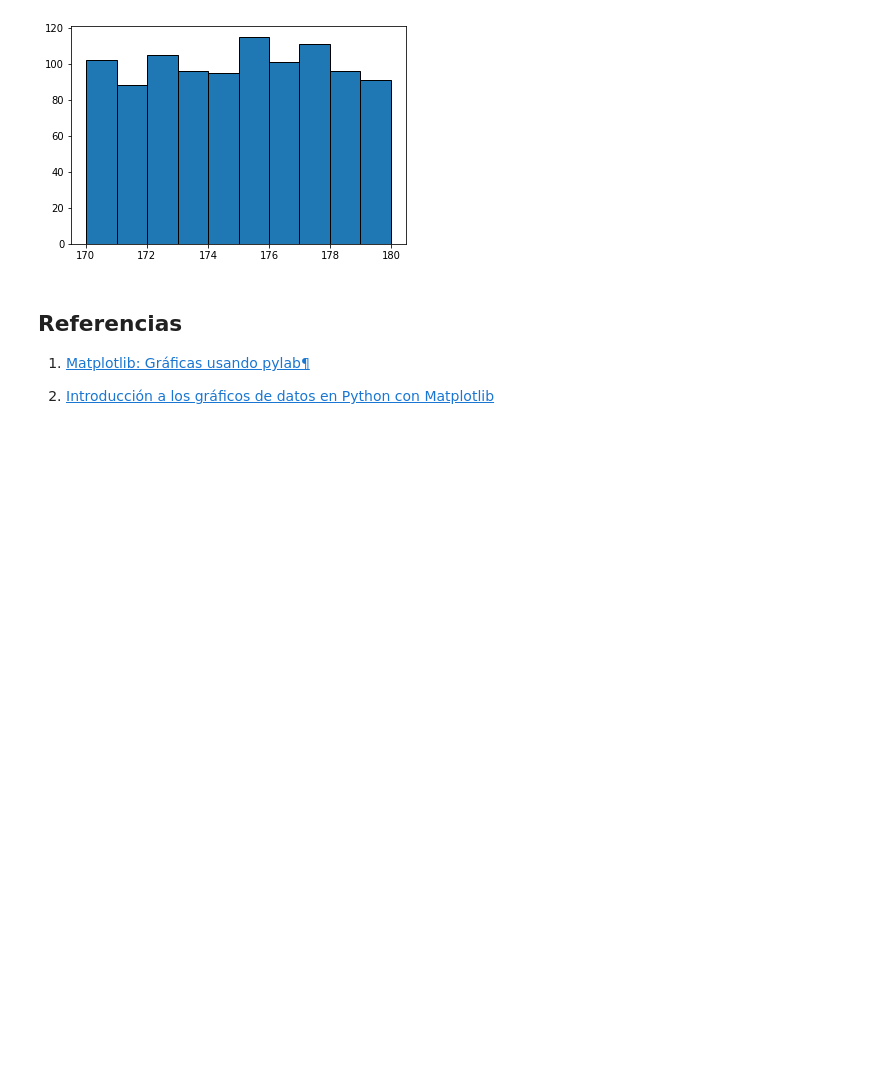
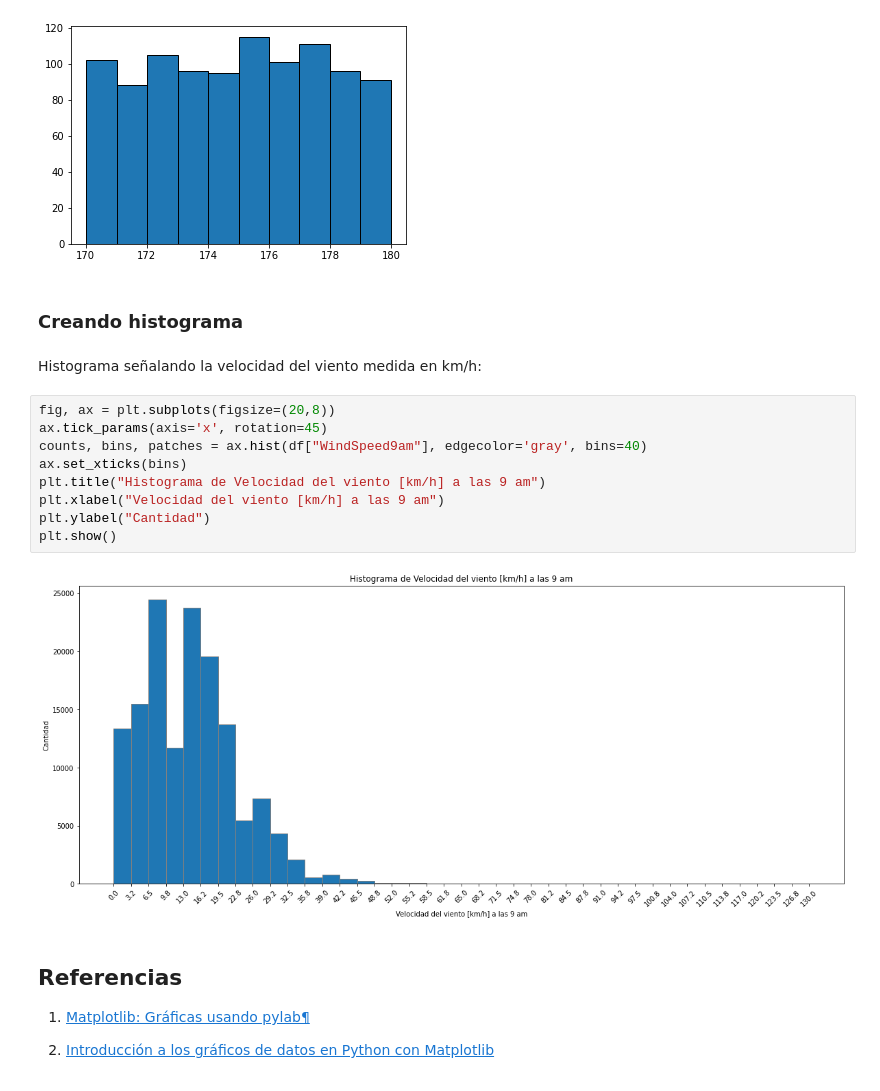
Before and after one commit to Maxibrionest/FMY-1.1.2, a Jupyter notebook: Actividad_1_2_3/1_2_3_Tutorial_herramientas_para_el_taller.ipynb, the cells around one changed output. Cells and saved outputs as stored; diff of their text form; blank space fills up the shorter version.

```diff
--- a/Actividad_1_2_3/1_2_3_Tutorial_herramientas_para_el_taller.ipynb
+++ b/Actividad_1_2_3/1_2_3_Tutorial_herramientas_para_el_taller.ipynb
@@ -144,6 +202,21 @@ plt.hist(alturas, bins=10, edgecolor='black')
         177.99483081, 178.99175145, 179.98867208]),
  <a list of 10 Patch objects>)
 [figure]
+# %% [markdown]
+### Creando histograma
+# %% [markdown]
+Histograma señalando la velocidad del viento medida en km/h:
+# %%
+fig, ax = plt.subplots(figsize=(20,8))
+ax.tick_params(axis='x', rotation=45)
+counts, bins, patches = ax.hist(df["WindSpeed9am"], edgecolor='gray', bins=40)
+ax.set_xticks(bins)
+plt.title("Histograma de Velocidad del viento [km/h] a las 9 am")
+plt.xlabel("Velocidad del viento [km/h] a las 9 am")
+plt.ylabel("Cantidad")
+plt.show()
+# %% [output]
+[figure, added]
 # %% [markdown]
 ## Referencias
 
```
Also changed, not shown: parts of 13 cells of this notebook.
